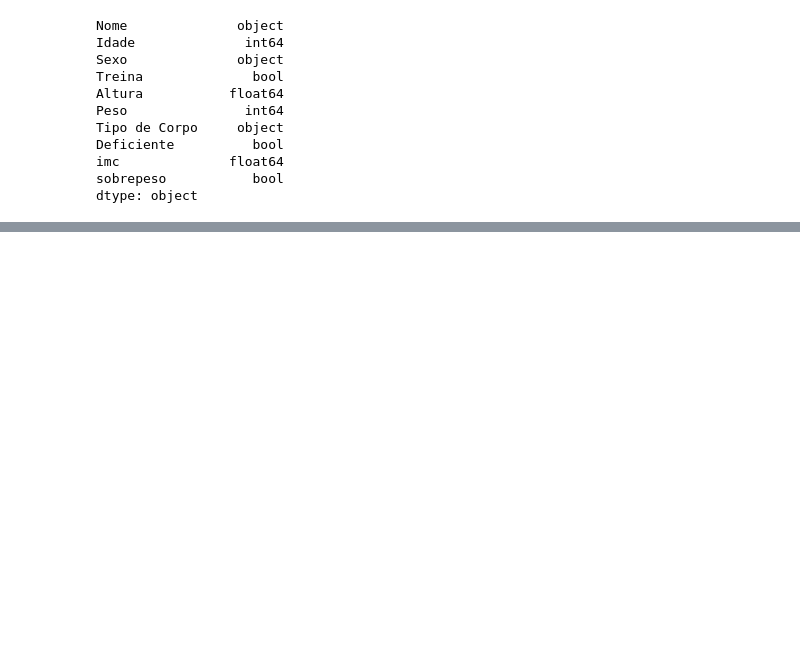
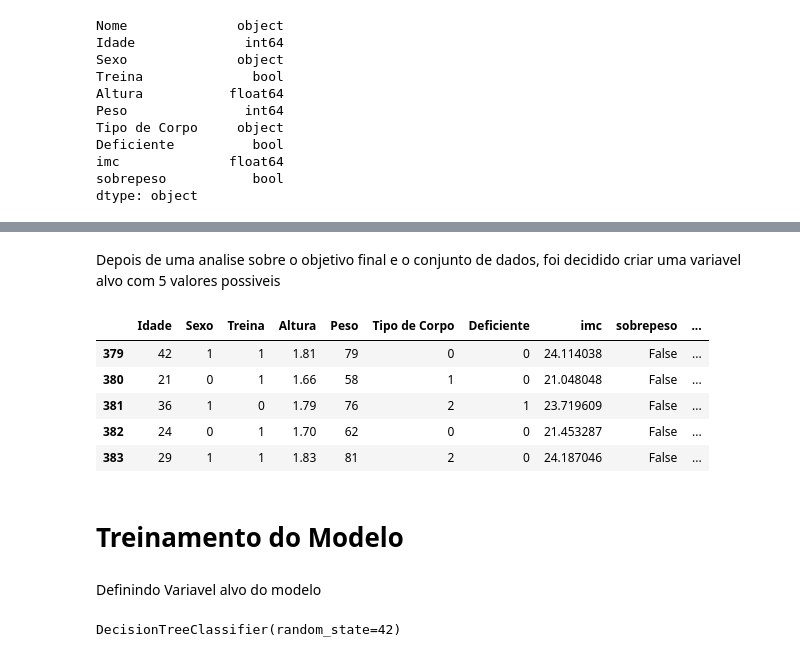
Before and after one commit to henriquebap/Machine_Learning_HB, a Jupyter notebook: GYMBUDDY-IA/MLV1_GYMBUDDY_CL.ipynb, the cells around one changed output, grey strips where cells are left out. Drawn from its saved outputs; the diff is of its cells as text; code cells hidden in the pictures; blank space fills up the shorter version.

Commit message:
Modelo de machine Learning para classificar e recomendar com GPT API

```diff
--- a/GYMBUDDY-IA/MLV1_GYMBUDDY_CL.ipynb
+++ b/GYMBUDDY-IA/MLV1_GYMBUDDY_CL.ipynb
@@ -319,0 +415,28 @@ plt.show()
+# %% [markdown]
+Depois de uma analise sobre o objetivo final e o conjunto de dados, foi decidido criar uma variavel alvo com 5 valores possiveis
+# %%
+dataframe['Objetivo de Treino'] = 'Treino Manutencao'
+
+dataframe['Objetivo de Treino'] = np.where(dataframe['Deficiente'] == 1, 'Treino Especial', dataframe['Objetivo de Treino'])
+
+# Definir Treino Perda de Peso para clientes com sobrepeso
+dataframe['Objetivo de Treino'] = np.where(dataframe['sobrepeso'] == 1, 'Treino Perda de Peso', dataframe['Objetivo de Treino'])
+
+# Definir Treino Ganho de Massa para clientes com IMC < 18.5
+dataframe['Objetivo de Treino'] = np.where(dataframe['imc'] < 18.5, 'Treino Ganho de Massa', dataframe['Objetivo de Treino'])
+
+# Definir Treino de Força para clientes com IMC entre 18.5 e 24.9
+dataframe['Objetivo de Treino'] = np.where((dataframe['imc'] >= 18.5) & (dataframe['imc'] <= 24.9) & (dataframe['Deficiente'] == 0), 'Treino de Forca', dataframe['Objetivo de Treino'])
+# %%
+dataframe.tail()
+# %% [output]
+|  | Idade | Sexo | Treina | Altura | Peso | Tipo de Corpo | Deficiente | imc | sobrepeso | ... |
+| 379 | 42 | 1 | 1 | 1.81 | 79 | 0 | 0 | 24.114038 | False | ... |
+| 380 | 21 | 0 | 1 | 1.66 | 58 | 1 | 0 | 21.048048 | False | ... |
+| 381 | 36 | 1 | 0 | 1.79 | 76 | 2 | 1 | 23.719609 | False | ... |
+| 382 | 24 | 0 | 1 | 1.70 | 62 | 0 | 0 | 21.453287 | False | ... |
+| 383 | 29 | 1 | 1 | 1.83 | 81 | 2 | 0 | 24.187046 | False | ... |
+# %% [markdown]
+# Treinamento do Modelo
+# %% [markdown]
+Definindo Variavel alvo do modelo
@@ -319,0 +449,6 @@ plt.show()
+# %%
+# Instanciar e treinar o modelo
+model_dt = DecisionTreeClassifier(random_state=42)
+model_dt.fit(X_train, y_train)
+# %% [output]
+DecisionTreeClassifier(random_state=42)
```
Also changed, not shown: parts of 89 cells of this notebook.
